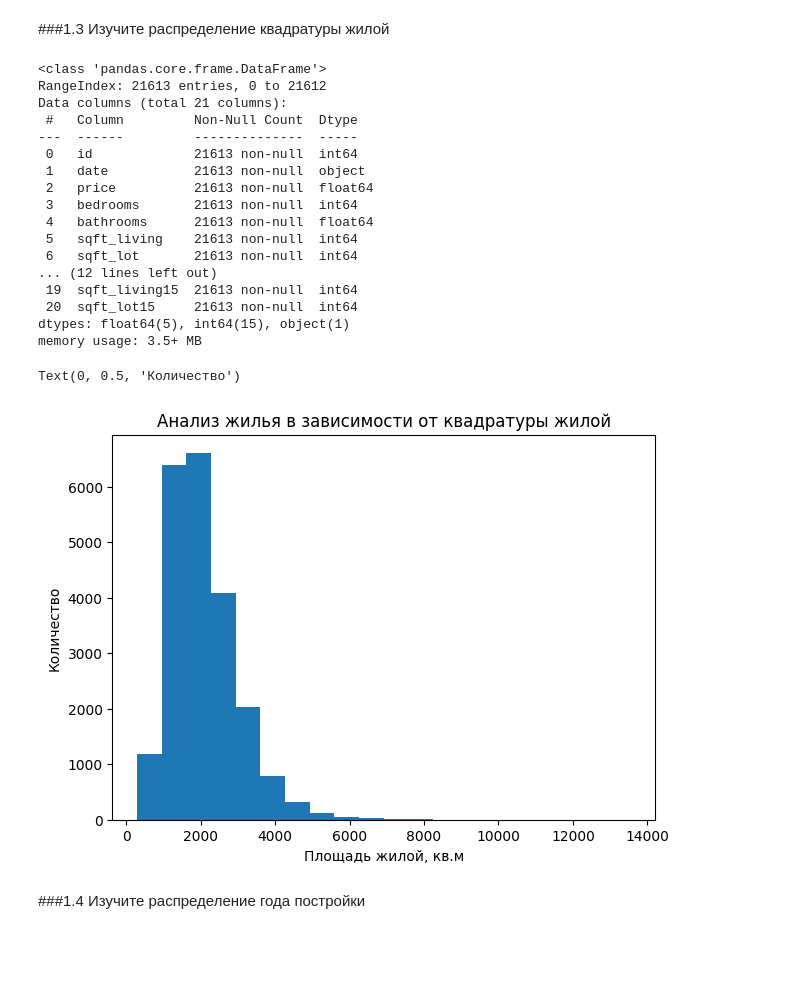
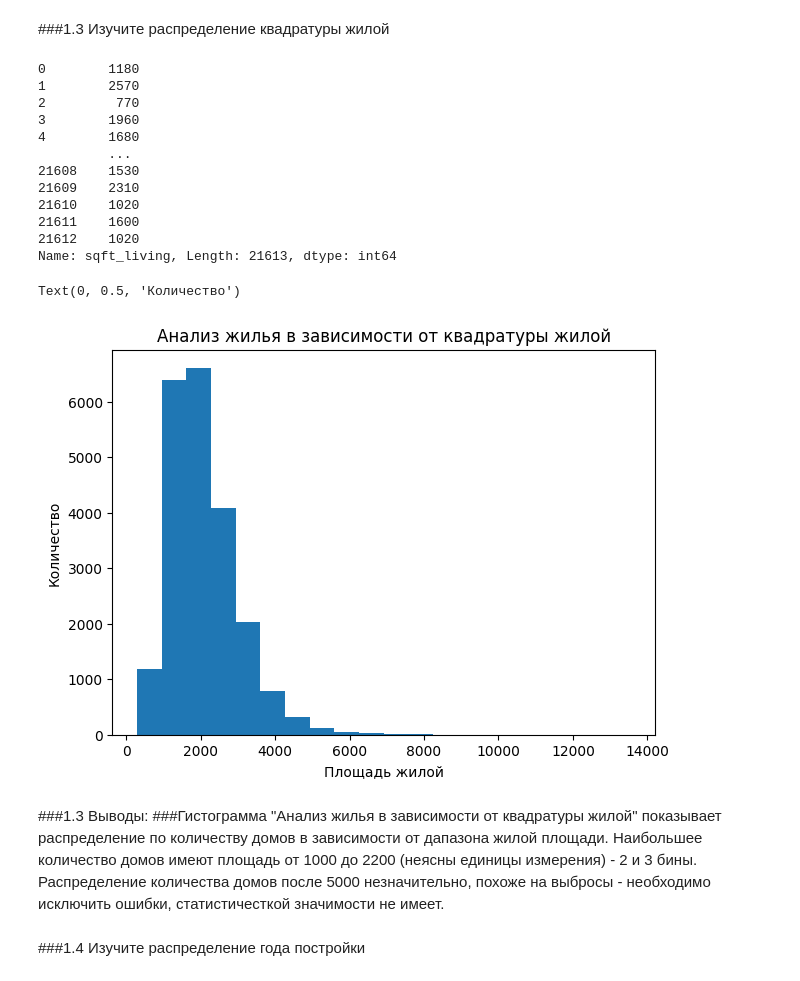
Before and after one commit to MargaritaFateeva/PythonSeminars, a Jupyter notebook: DZ04_python2.ipynb, the cells around one changed output. Saved outputs shown, nothing was run; the diff lists cells and outputs as text; code cells hidden in the pictures; blank space fills up the shorter version.

```diff
--- a/DZ04_python2.ipynb
+++ b/DZ04_python2.ipynb
@@ -126,34 +127,32 @@ ax.set_xticks([200000, 500000, 1000000, 2000000, 3000000])
 # %% [markdown]
 ###1.3 Изучите распределение квадратуры жилой
 # %%
-df.info()
+df['sqft_living']
 # %% [output]
-<class 'pandas.core.frame.DataFrame'>
-RangeIndex: 21613 entries, 0 to 21612
-Data columns (total 21 columns):
- #   Column         Non-Null Count  Dtype
----  ------         --------------  -----
- 0   id             21613 non-null  int64
- 1   date           21613 non-null  object
- 2   price          21613 non-null  float64
- 3   bedrooms       21613 non-null  int64
- 4   bathrooms      21613 non-null  float64
- 5   sqft_living    21613 non-null  int64
- 6   sqft_lot       21613 non-null  int64
-... (12 lines left out)
- 19  sqft_living15  21613 non-null  int64
- 20  sqft_lot15     21613 non-null  int64
-dtypes: float64(5), int64(15), object(1)
-memory usage: 3.5+ MB
+0        1180
+1        2570
+2         770
+3        1960
+4        1680
+         ...
+21608    1530
+21609    2310
+21610    1020
+21611    1600
+21612    1020
+Name: sqft_living, Length: 21613, dtype: int64
 # %%
 plt.figure(figsize=(7, 5))
 plt.hist(df['sqft_living'], bins=20)
 plt.title('Анализ жилья в зависимости от квадратуры жилой')
-plt.xlabel('Площадь жилой, кв.м')
+plt.xlabel('Площадь жилой')
 plt.ylabel('Количество')
 # %% [output]
 Text(0, 0.5, 'Количество')
-[figure, old version]
+[figure, new version]
+# %% [markdown]
+###1.3 Выводы:
+###Гистограмма "Анализ жилья в зависимости от квадратуры жилой" показывает распределение по количеству домов в зависимости от дапазона жилой площади. Наибольшее количество домов имеют площадь от 1000 до 2200 (неясны единицы измерения) - 2 и 3 бины. Распределение количества домов после 5000 незначительно, похоже на выбросы - необходимо исключить ошибки, статистичесткой значимости не имеет.
 # %% [markdown]
 ###1.4 Изучите распределение года постройки
 # %%
```
Also changed, not shown: parts of 7 cells of this notebook.
